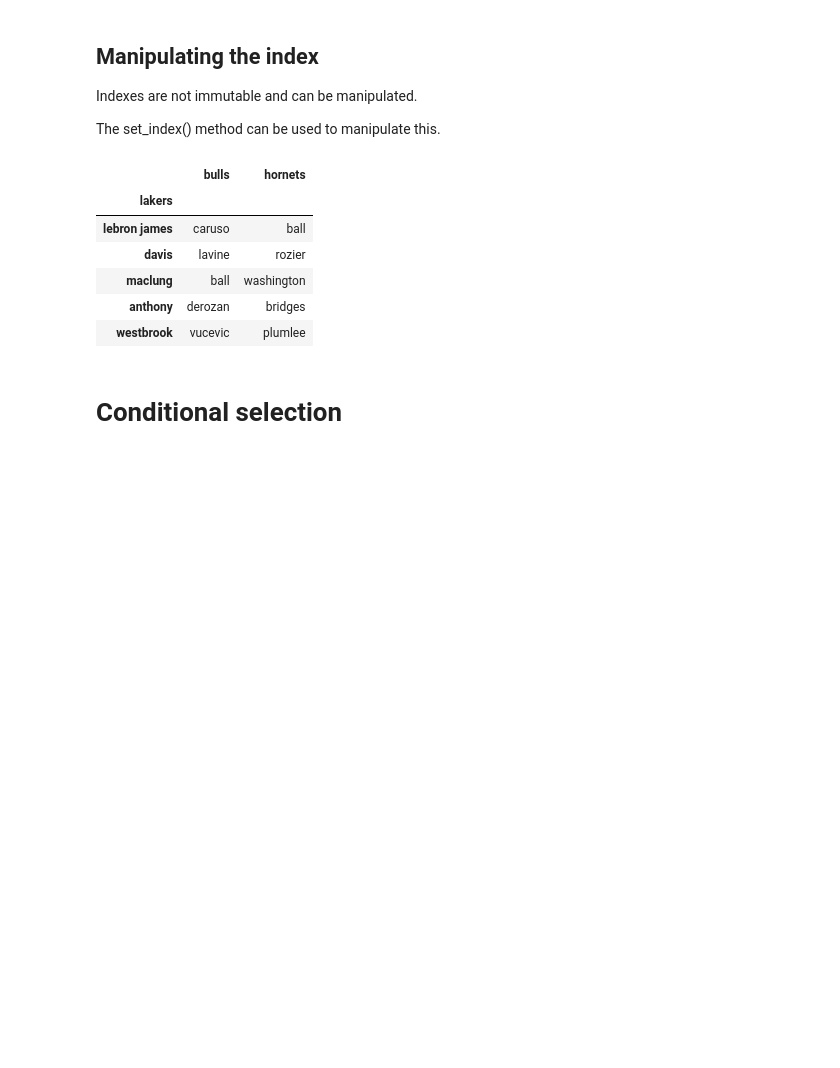
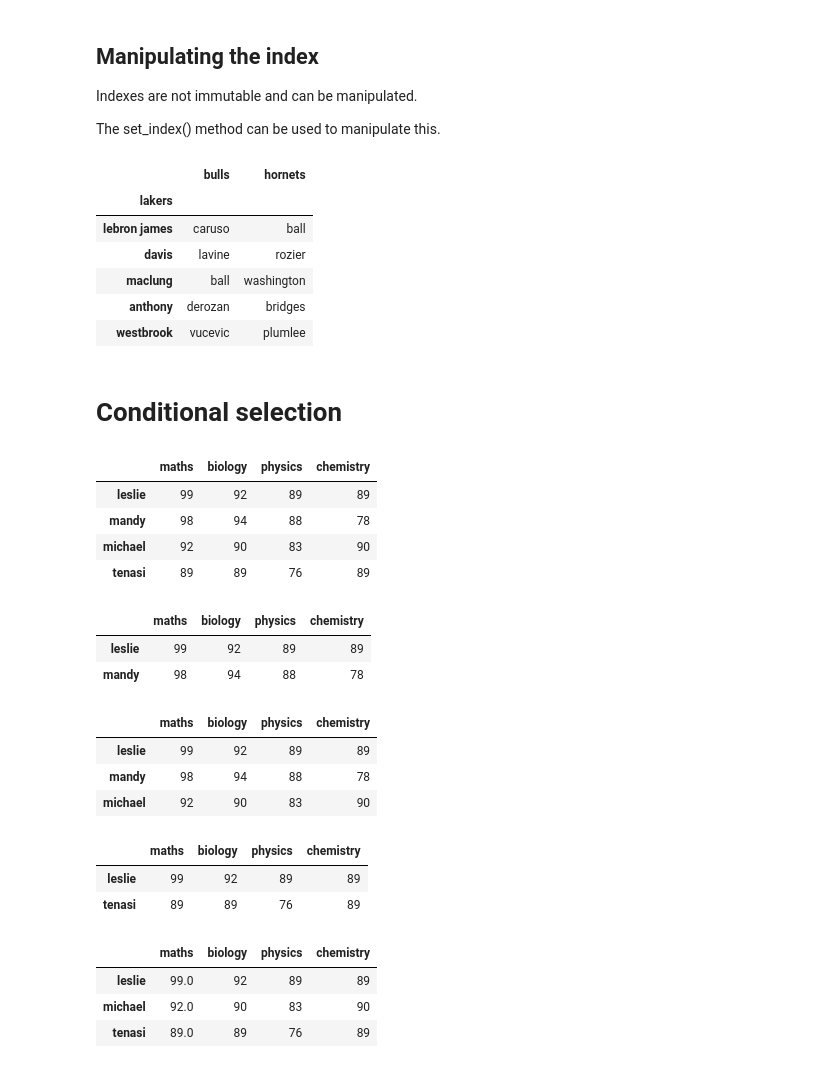
Before and after one commit to leslie-zi-pan/pandas, a Jupyter notebook: Pandas_Indexing,_Selecting_&_Assigning.ipynb, the cells around one changed output. Cells and saved outputs as stored; diff of their text form; code cells hidden in the pictures; blank space fills up the shorter version.

```diff
--- a/Pandas_Indexing,_Selecting_&_Assigning.ipynb
+++ b/Pandas_Indexing,_Selecting_&_Assigning.ipynb
@@ -152,3 +152,46 @@ starting_five_df.set_index('lakers')
 | westbrook | vucevic | plumlee |
 # %% [markdown]
 # Conditional selection
+# %%
+# Lets create a dataframe first ;)
+test_scores = pd.DataFrame({
+    'maths': [99, 98, 92, 89],
+    'biology': [92, 94, 90, 89],
+    'physics': [89, 88, 83, 76],
+    'chemistry': [89, 78, 90, 89]
+}, index=['leslie' , 'mandy', 'michael', 'tenasi'])
+
+test_scores
+# %% [output]
+|  | maths | biology | physics | chemistry |
+| leslie | 99 | 92 | 89 | 89 |
+| mandy | 98 | 94 | 88 | 78 |
+| michael | 92 | 90 | 83 | 90 |
+| tenasi | 89 | 89 | 76 | 89 |
+# %%
+test_scores.loc[(test_scores.maths > 90) & (test_scores.biology > 90)]
+# %% [output]
+|  | maths | biology | physics | chemistry |
+| leslie | 99 | 92 | 89 | 89 |
+| mandy | 98 | 94 | 88 | 78 |
+# %%
+test_scores.loc[(test_scores.maths > 90) | (test_scores.biology > 90)]
+# %% [output]
+|  | maths | biology | physics | chemistry |
+| leslie | 99 | 92 | 89 | 89 |
+| mandy | 98 | 94 | 88 | 78 |
+| michael | 92 | 90 | 83 | 90 |
+# %%
+test_scores.loc[(test_scores.maths.isin([99, 89]))]
+# %% [output]
+|  | maths | biology | physics | chemistry |
+| leslie | 99 | 92 | 89 | 89 |
+| tenasi | 89 | 89 | 76 | 89 |
+# %%
+test_scores.loc['mandy', 'maths'] = None
+test_scores.loc[(test_scores.maths.notnull())]
+# %% [output]
+|  | maths | biology | physics | chemistry |
+| leslie | 99.0 | 92 | 89 | 89 |
+| michael | 92.0 | 90 | 83 | 90 |
+| tenasi | 89.0 | 89 | 76 | 89 |
```
Also changed, not shown: parts of 4 cells of this notebook.
